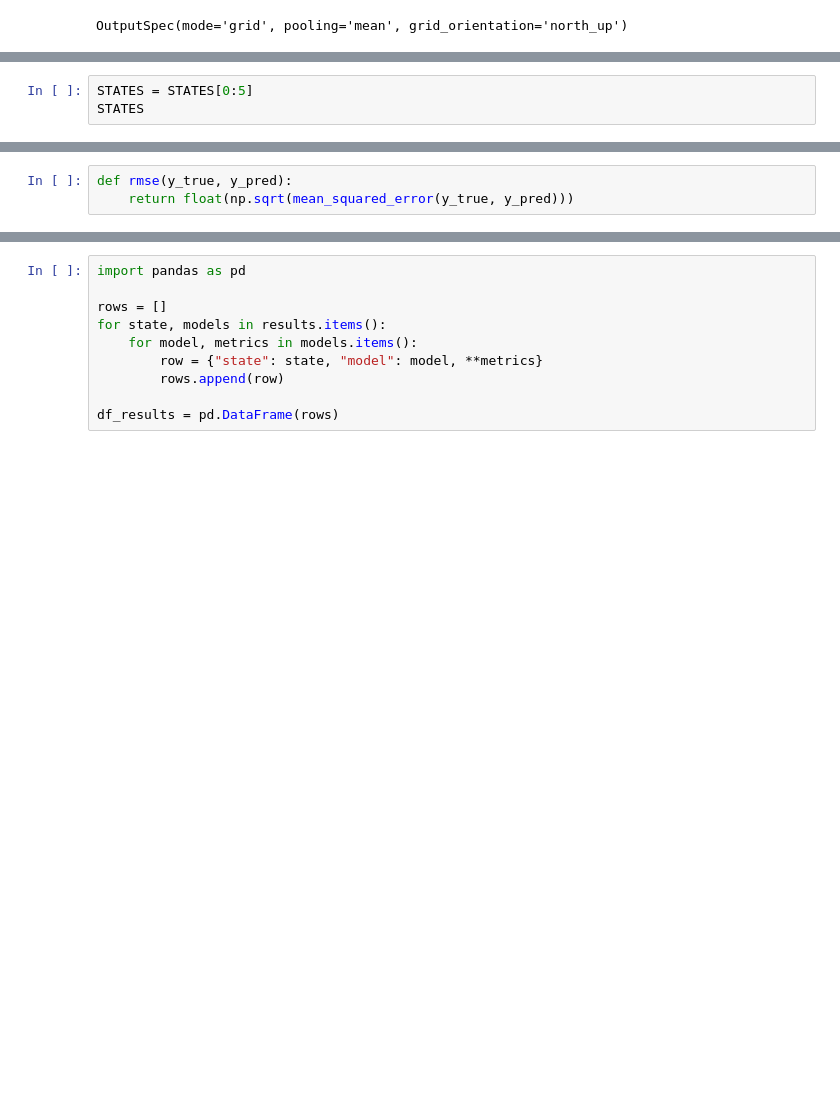
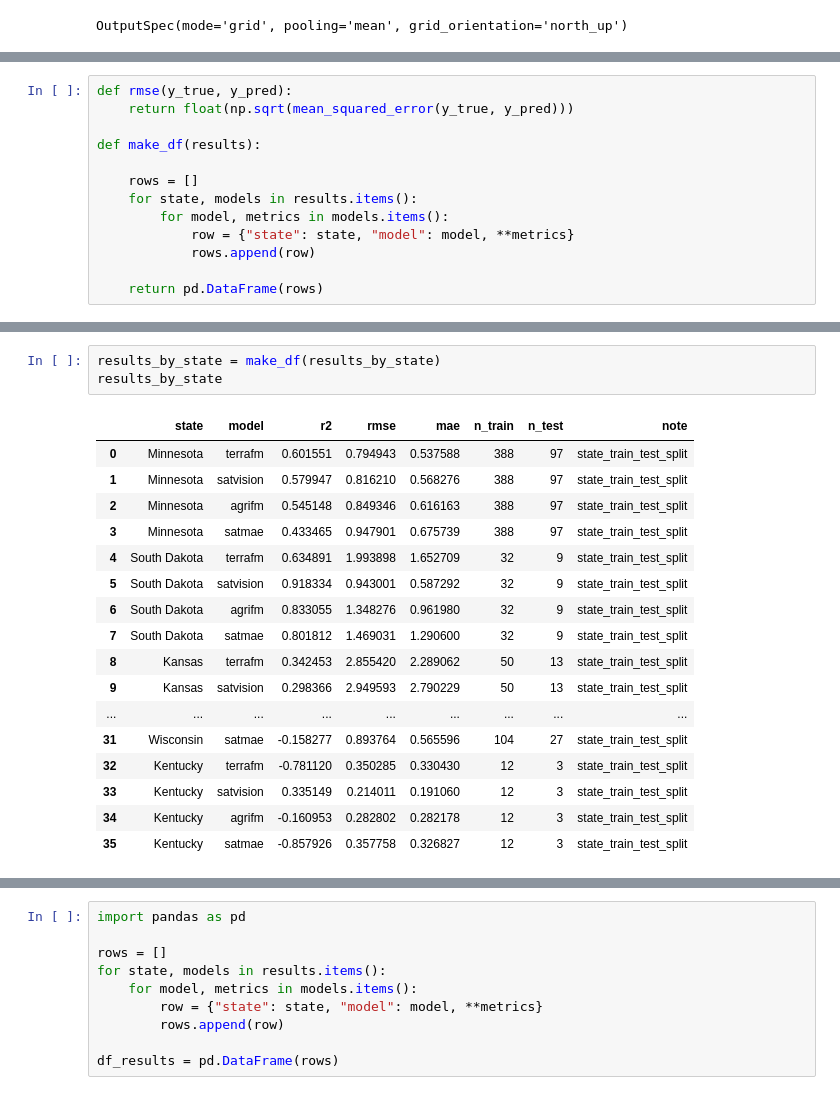
Before and after one commit to jdn8608/rs-embed, a Jupyter notebook: examples/Multi-State.ipynb, the cells around one changed output, grey strips where cells are left out. Drawn from its saved outputs; the diff is of its cells as text; blank space fills up the shorter version.

```diff
--- a/examples/Multi-State.ipynb
+++ b/examples/Multi-State.ipynb
@@ -567,3 +602,0 @@ OutputSpec(mode='grid', pooling='mean', grid_orientation='north_up')
-# %%
-STATES = STATES[0:5]
-STATES
@@ -572,3 +615,13 @@ STATES
 # %%
 def rmse(y_true, y_pred):
     return float(np.sqrt(mean_squared_error(y_true, y_pred)))
+
+def make_df(results):
+
+    rows = []
+    for state, models in results.items():
+        for model, metrics in models.items():
+            row = {"state": state, "model": model, **metrics}
+            rows.append(row)
+
+    return pd.DataFrame(rows)
@@ -574,0 +712,21 @@ def rmse(y_true, y_pred):
+# %%
+results_by_state = make_df(results_by_state)
+results_by_state
+# %% [output]
+|  | state | model | r2 | rmse | mae | n_train | n_test | note |
+| 0 | Minnesota | terrafm | 0.601551 | 0.794943 | 0.537588 | 388 | 97 | state_train_test_split |
+| 1 | Minnesota | satvision | 0.579947 | 0.816210 | 0.568276 | 388 | 97 | state_train_test_split |
+| 2 | Minnesota | agrifm | 0.545148 | 0.849346 | 0.616163 | 388 | 97 | state_train_test_split |
+| 3 | Minnesota | satmae | 0.433465 | 0.947901 | 0.675739 | 388 | 97 | state_train_test_split |
+| 4 | South Dakota | terrafm | 0.634891 | 1.993898 | 1.652709 | 32 | 9 | state_train_test_split |
+| 5 | South Dakota | satvision | 0.918334 | 0.943001 | 0.587292 | 32 | 9 | state_train_test_split |
+| 6 | South Dakota | agrifm | 0.833055 | 1.348276 | 0.961980 | 32 | 9 | state_train_test_split |
+| 7 | South Dakota | satmae | 0.801812 | 1.469031 | 1.290600 | 32 | 9 | state_train_test_split |
+| 8 | Kansas | terrafm | 0.342453 | 2.855420 | 2.289062 | 50 | 13 | state_train_test_split |
+| 9 | Kansas | satvision | 0.298366 | 2.949593 | 2.790229 | 50 | 13 | state_train_test_split |
+| ... | ... | ... | ... | ... | ... | ... | ... | ... |
+| 31 | Wisconsin | satmae | -0.158277 | 0.893764 | 0.565596 | 104 | 27 | state_train_test_split |
+| 32 | Kentucky | terrafm | -0.781120 | 0.350285 | 0.330430 | 12 | 3 | state_train_test_split |
+| 33 | Kentucky | satvision | 0.335149 | 0.214011 | 0.191060 | 12 | 3 | state_train_test_split |
+| 34 | Kentucky | agrifm | -0.160953 | 0.282802 | 0.282178 | 12 | 3 | state_train_test_split |
+| 35 | Kentucky | satmae | -0.857926 | 0.357758 | 0.326827 | 12 | 3 | state_train_test_split |
```
Also changed, not shown: parts of 33 cells of this notebook.
